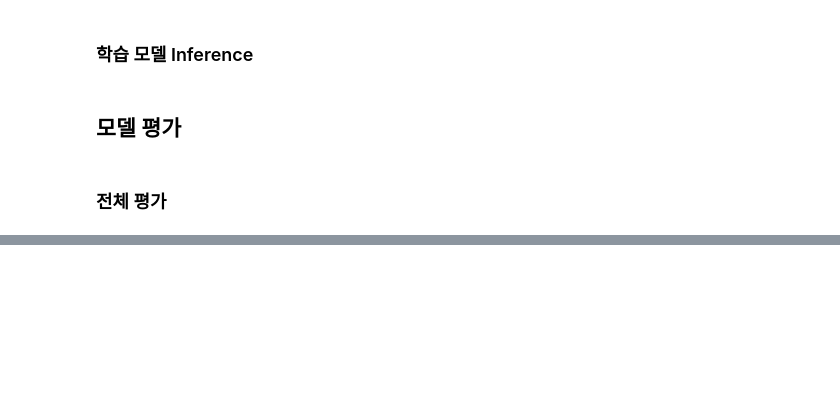
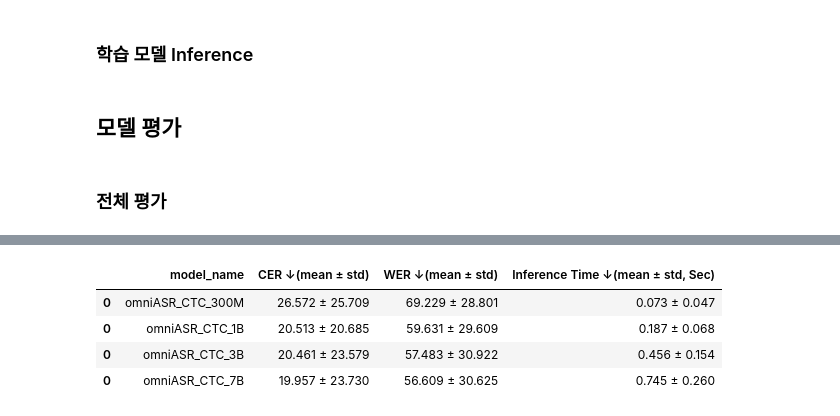
Before and after one commit to dablro12/Kor_Med_Speech_to_Text, a Jupyter notebook: notebook/4_eval.ipynb, the cells around one changed output, grey strips where cells are left out. Saved outputs shown, nothing was run; the diff lists cells and outputs as text; code cells hidden in the pictures; blank space fills up the shorter version.

```diff
--- a/notebook/4_eval.ipynb
+++ b/notebook/4_eval.ipynb
@@ -194,3 +231,57 @@ hh_mm_ss = second_to_hh_mm_ss(second * 1 / 5)
 print(f"{hh_mm_ss}")
 # %%
 pd.read_parquet("/workspace/results/omniasr_inference/omniasr_ctc/omniASR_CTC_1B/test_pred.parquet")
+# %%
+from glob import glob
+import pandas as pd
+
+
+result_files = glob("/workspace/results/omniasr_inference/omniasr_ctc/**/metrics.df")
+
+all_list = []
+for result_file in result_files:
+    model_name = result_file.split("/")[-2]
+    df = pd.read_csv(result_file)
+    df['model_name'] = model_name
+    all_list.append(df)
+
+# model_name이 맨앞 열에 오도록 각 DataFrame의 열 순서 조정
+for i, df in enumerate(all_list):
+    if 'model_name' in df.columns:
+        cols = df.columns.tolist()
+        cols.insert(0, cols.pop(cols.index('model_name')))
+        all_list[i] = df[cols]
+
+all_df = pd.concat(all_list)
+all_df = all_df.sort_values(by='wer_mean', ascending=True)
+# 원하는 칼럼: model_name, CER ↓(mean ± std), WER ↓(mean ± std), Inference Time ↓(mean ± std, Sec)
+
+def format_pm(mean, std):
+    # float: 소수점 셋째 자리까지 표시
+    return f"{mean:.3f} ± {std:.3f}"
+
+# 새로운 컬럼 생성
+all_df['CER ↓(mean ± std)'] = all_df.apply(lambda x: format_pm(x['cer_mean'], x['cer_std']), axis=1)
+all_df['WER ↓(mean ± std)'] = all_df.apply(lambda x: format_pm(x['wer_mean'], x['wer_std']), axis=1)
+if 'inference_time_sec_mean' in all_df.columns and 'inference_time_sec_std' in all_df.columns:
+    all_df['Inference Time ↓(mean ± std, Sec)'] = all_df.apply(
+        lambda x: format_pm(x['inference_time_sec_mean'], x['inference_time_sec_std']), axis=1
+    )
+else:
+    all_df['Inference Time ↓(mean ± std, Sec)'] = "-"
+
+# 보여줄 컬럼 순서 지정
+final_cols = [
+    'model_name',
+    'CER ↓(mean ± std)',
+    'WER ↓(mean ± std)',
+    'Inference Time ↓(mean ± std, Sec)'
+]
+
+all_df[final_cols].sort_values(by='WER ↓(mean ± std)', ascending=False)
+# %% [output]
+|  | model_name | CER ↓(mean ± std) | WER ↓(mean ± std) | Inference Time ↓(mean ± std, Sec) |
+| 0 | omniASR_CTC_300M | 26.572 ± 25.709 | 69.229 ± 28.801 | 0.073 ± 0.047 |
+| 0 | omniASR_CTC_1B | 20.513 ± 20.685 | 59.631 ± 29.609 | 0.187 ± 0.068 |
+| 0 | omniASR_CTC_3B | 20.461 ± 23.579 | 57.483 ± 30.922 | 0.456 ± 0.154 |
+| 0 | omniASR_CTC_7B | 19.957 ± 23.730 | 56.609 ± 30.625 | 0.745 ± 0.260 |
```
Also changed, not shown: parts of 3 cells of this notebook, 17 other files.
